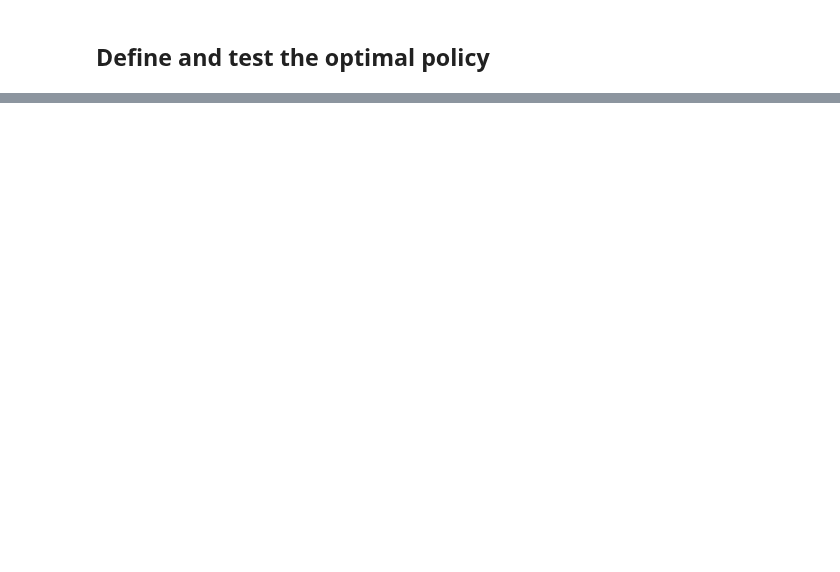
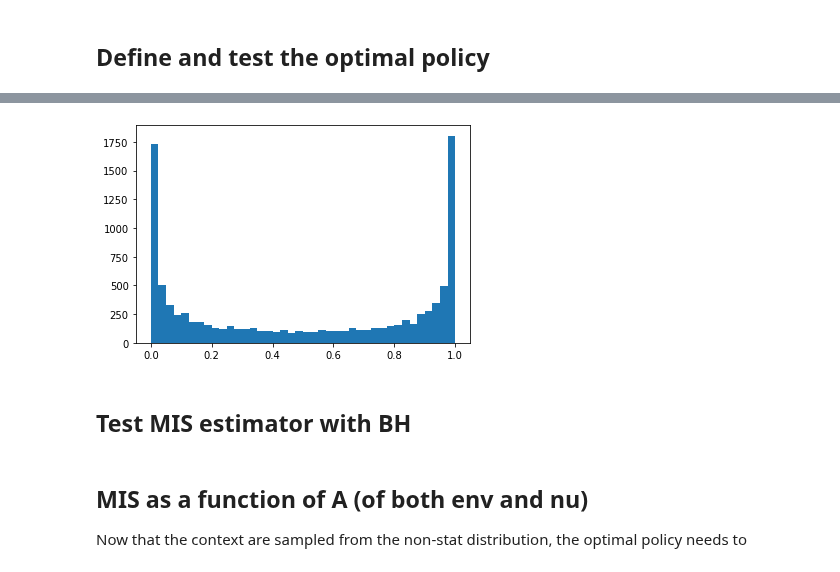
Before and after one commit to francescovidaich964/Como_lake, a Jupyter notebook: bandit_tests/optimization_NS_contextual_bandit.ipynb, the cells around one changed output, grey strips where cells are left out. Saved outputs shown, nothing was run; the diff lists cells and outputs as text; code cells hidden in the pictures; blank space fills up the shorter version.

```diff
--- a/bandit_tests/optimization_NS_contextual_bandit.ipynb
+++ b/bandit_tests/optimization_NS_contextual_bandit.ipynb
@@ -74,0 +77,12 @@ plt.show()
+# %%
+def sigmoid(x):
+    return 1 / (1 + np.exp(-x))
+
+env = ContextualBandit(mean_reward=True, sigma_x=5, A=10, psi=0, phi=0.1)
+x=np.array([(env.sample_x(0)-env.mean_x(0))*4 / env.sigma_x for i in range(10000)])
+plt.hist(sigmoid(x), bins=40)
+plt.show()
+# %% [output]
+[figure, added]
+# %% [markdown]
+## Test MIS estimator with BH
@@ -74,0 +107,3 @@ plt.show()
+# %% [markdown]
+## MIS as a function of A (of both env and nu)
+Now that the context are sampled from the non-stat distribution, the optimal policy needs to
```
Also changed, not shown: parts of 10 cells of this notebook, 7 other files.
